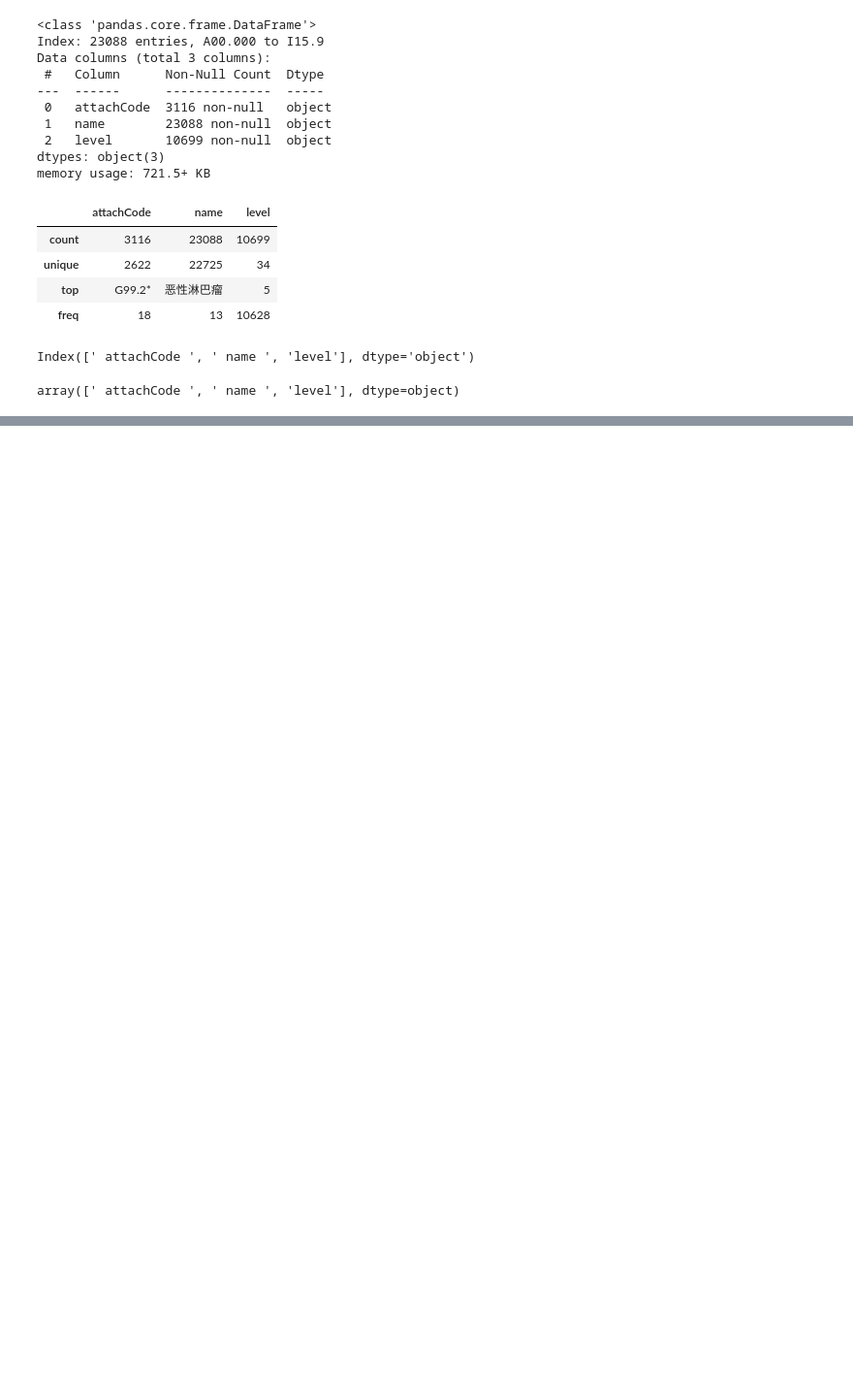
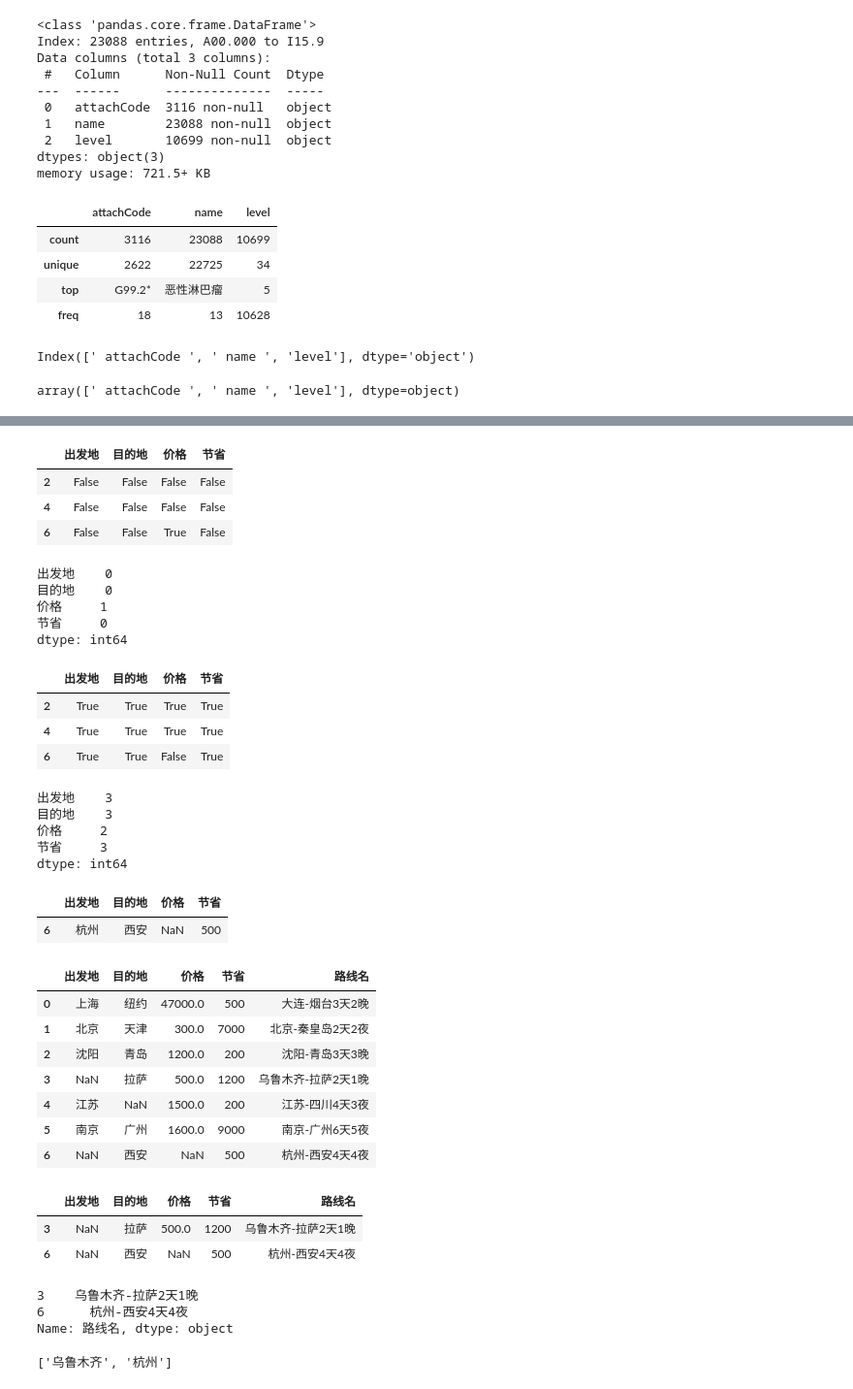
Before and after one commit to skducn/project, a Jupyter notebook: numpy与pandas.ipynb, the cells around one changed output, grey strips where cells are left out. Shown: that part at 97% size. Saved outputs shown, nothing was run; the diff lists cells and outputs as text; code cells hidden in the pictures; blank space fills up the shorter version.

```diff
--- a/numpy与pandas.ipynb
+++ b/numpy与pandas.ipynb
@@ -389,0 +568,64 @@ array(['attachCode', 'name', 'level'], dtype=object)
+# %%
+df.isnull()
+# %% [output]
+|  | 出发地 | 目的地 | 价格 | 节省 |
+| 2 | False | False | False | False |
+| 4 | False | False | False | False |
+| 6 | False | False | True | False |
+# %%
+df.isnull().sum()
+# %% [output]
+出发地    0
+目的地    0
+价格     1
+节省     0
+dtype: int64
+# %%
+df.notnull()
+# %% [output]
+|  | 出发地 | 目的地 | 价格 | 节省 |
+| 2 | True | True | True | True |
+| 4 | True | True | True | True |
+| 6 | True | True | False | True |
+# %%
+df.notnull().sum()
+# %% [output]
+出发地    3
+目的地    3
+价格     2
+节省     3
+dtype: int64
+# %%
+df[df.价格.isnull()]
+# %% [output]
+|  | 出发地 | 目的地 | 价格 | 节省 |
+| 6 | 杭州 | 西安 | NaN | 500 |
+# %%
+# 修改缺失值
+df = pd.read_csv("tr.csv")
+df
+# %% [output]
+|  | 出发地 | 目的地 | 价格 | 节省 | 路线名 |
+| 0 | 上海 | 纽约 | 47000.0 | 500 | 大连-烟台3天2晚 |
+| 1 | 北京 | 天津 | 300.0 | 7000 | 北京-秦皇岛2天2夜 |
+| 2 | 沈阳 | 青岛 | 1200.0 | 200 | 沈阳-青岛3天3晚 |
+| 3 | NaN | 拉萨 | 500.0 | 1200 | 乌鲁木齐-拉萨2天1晚 |
+| 4 | 江苏 | NaN | 1500.0 | 200 | 江苏-四川4天3夜 |
+| 5 | 南京 | 广州 | 1600.0 | 9000 | 南京-广州6天5夜 |
+| 6 | NaN | 西安 | NaN | 500 | 杭州-西安4天4夜 |
+# %%
+df[df.出发地.isnull()]
+# %% [output]
+|  | 出发地 | 目的地 | 价格 | 节省 | 路线名 |
+| 3 | NaN | 拉萨 | 500.0 | 1200 | 乌鲁木齐-拉萨2天1晚 |
+| 6 | NaN | 西安 | NaN | 500 | 杭州-西安4天4夜 |
+# %%
+df.loc[df.出发地.isnull(),"路线名"]
+# %% [output]
+3    乌鲁木齐-拉萨2天1晚
+6      杭州-西安4天4夜
+Name: 路线名, dtype: object
+# %%
+[str(x).split("-")[0] for x in df.loc[df.出发地.isnull(),"路线名"]]
+# %% [output]
+['乌鲁木齐', '杭州']
```
Also changed, not shown: parts of 47 cells of this notebook, 7 other files.
